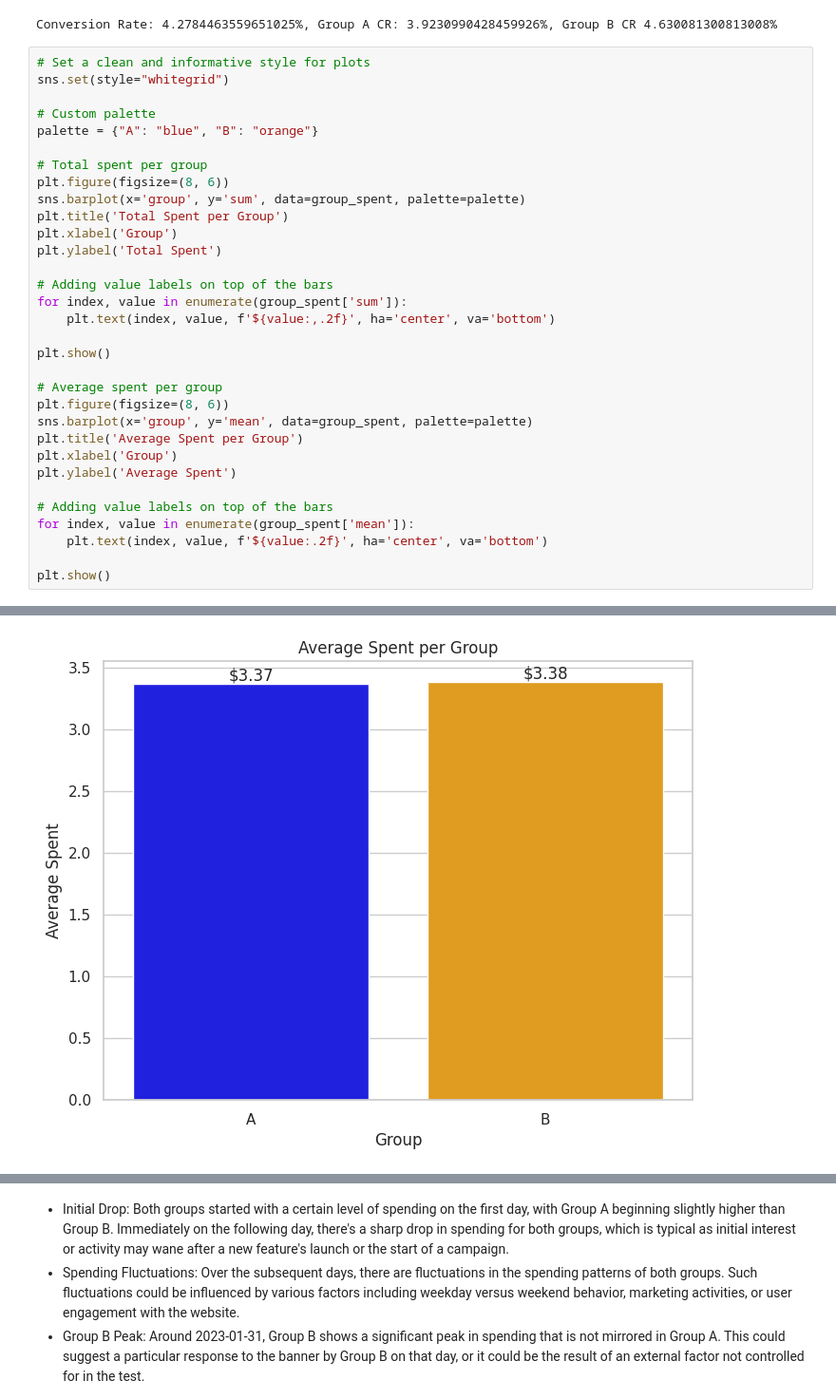
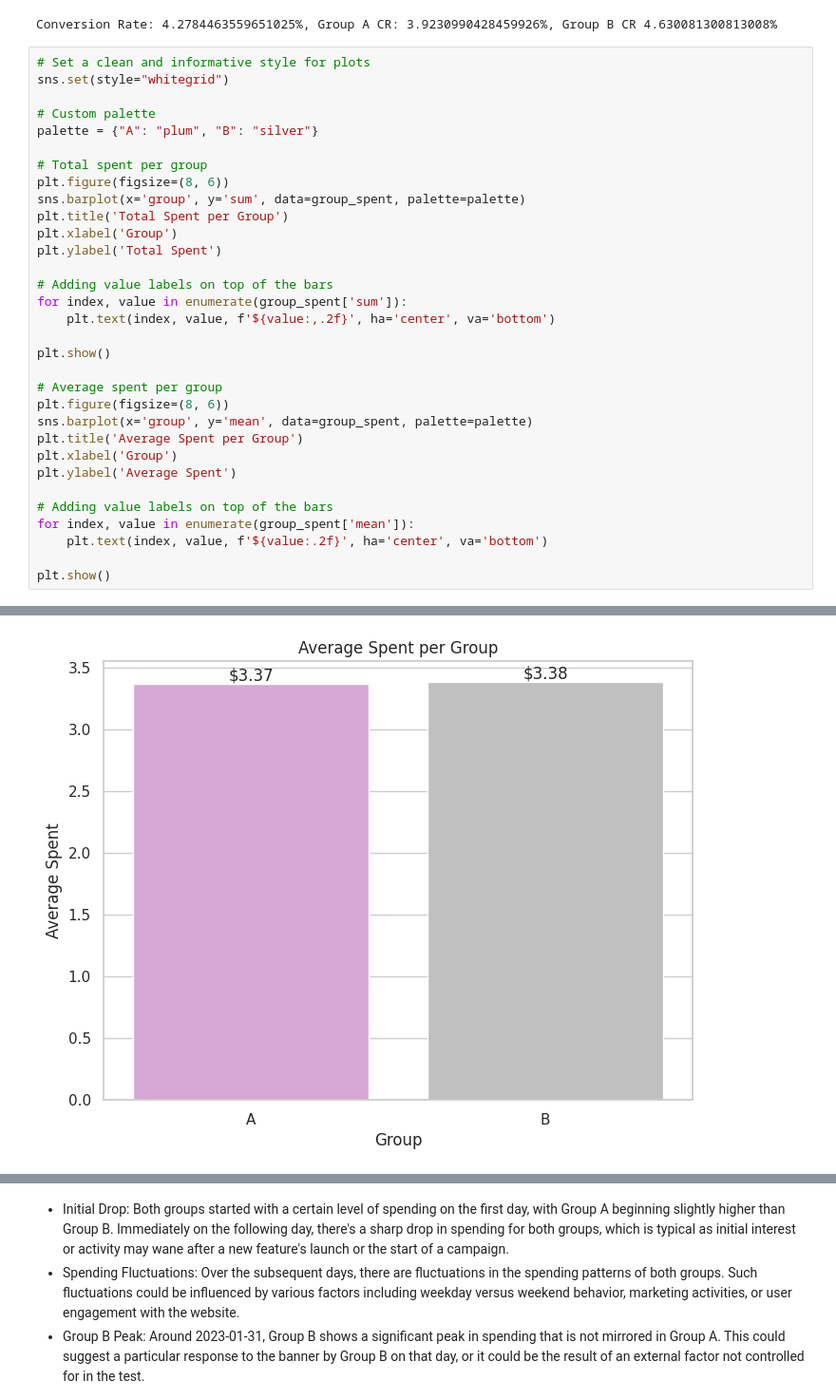
Before and after one commit to mdepasquale1023/Globox, a Jupyter notebook: GloBox_StatAnalysis.ipynb, the cells around one changed output, grey strips where cells are left out. Shown: that part at 95% size. Drawn from its saved outputs; the diff is of its cells as text.

```diff
--- a/GloBox_StatAnalysis.ipynb
+++ b/GloBox_StatAnalysis.ipynb
@@ -90,7 +90,7 @@ Conversion Rate: 4.2784463559651025%, Group A CR: 3.9230990428459926%, Group B C
 sns.set(style="whitegrid")
 
 # Custom palette
-palette = {"A": "blue", "B": "orange"}
+palette = {"A": "plum", "B": "silver"}
 
 # Total spent per group
 plt.figure(figsize=(8, 6))
@@ -125,5 +125,5 @@ Passing `palette` without assigning `hue` is deprecated and will be removed in v
 Passing `palette` without assigning `hue` is deprecated and will be removed in v0.14.0. Assign the `x` variable to `hue` and set `legend=False` for the same effect.
 
   sns.barplot(x='group', y='mean', data=group_spent, palette=palette)
-[figure, old version]
+[figure, new version]
 # %%
```
Also changed, not shown: parts of 6 cells of this notebook.
